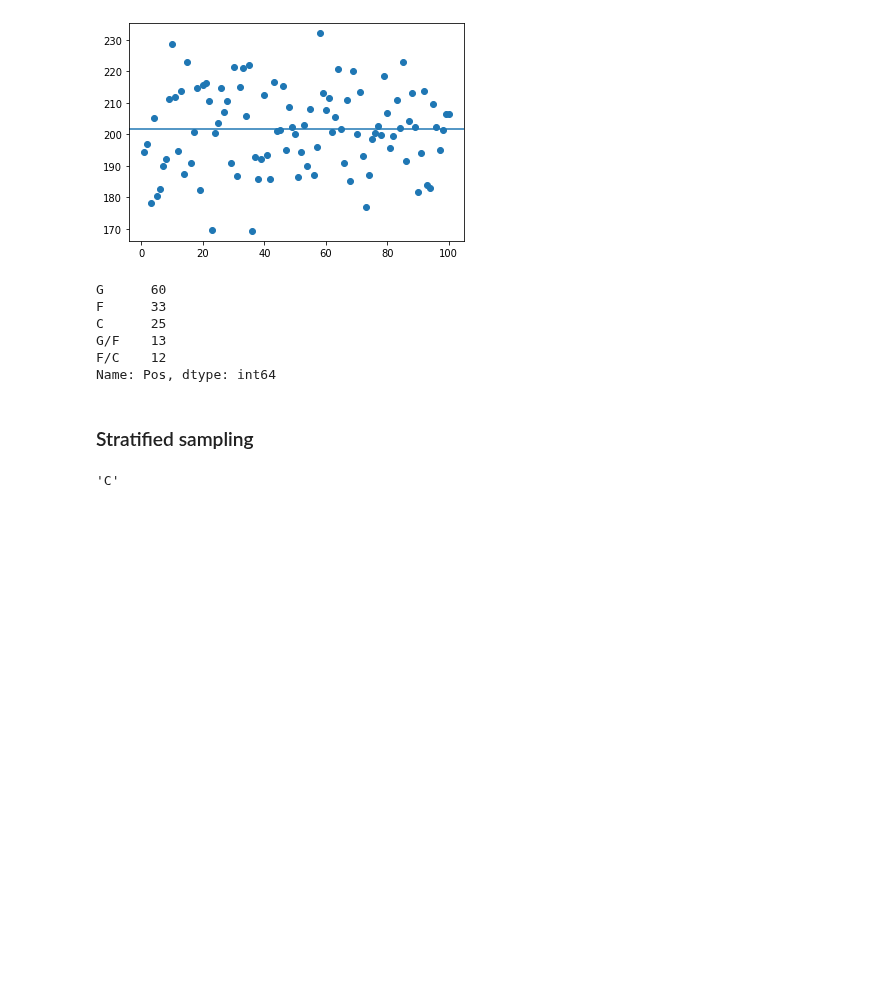
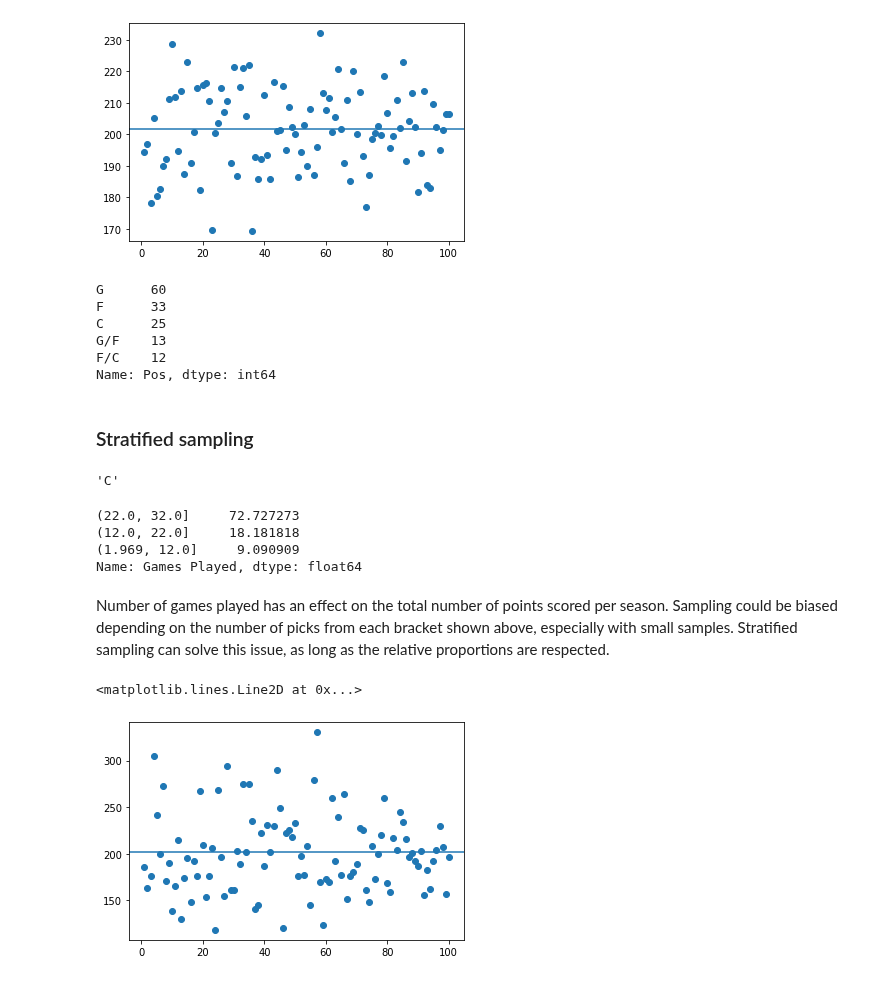
Before and after one commit to Jahnic/Data-Science, a Jupyter notebook: stats.ipynb, the cells around one changed output. Drawn from its saved outputs; the diff is of its cells as text; code cells hidden in the pictures; blank space fills up the shorter version.

Commit message:
add new stratification method and optimization for the number of bins

```diff
--- a/stats.ipynb
+++ b/stats.ipynb
@@ -100,3 +100,34 @@ for strata in stratas.items():
 max(results, key=results.get)
 # %% [output]
 'C'
+# %%
+wnba['Games Played'].value_counts(bins = 3, normalize = True) * 100
+# %% [output]
+(22.0, 32.0]     72.727273
+(12.0, 22.0]     18.181818
+(1.969, 12.0]     9.090909
+Name: Games Played, dtype: float64
+# %% [markdown]
+Number of games played has an effect on the total number of points scored per season. Sampling could be biased depending on the number of picks from each bracket shown above, especially with small samples. Stratified sampling can solve this issue, as long as the relative proportions are respected.
+# %%
+# Strata
+s1 =  wnba[wnba['Games Played'] <= 12].PTS
+s2 =  wnba[(wnba['Games Played'] > 12) & (wnba['Games Played'] <= 22)].PTS
+s3 =  wnba[wnba['Games Played'] > 22].PTS
+# %%
+results = []
+for run in range(100):
+    # Sample strata proportionally
+    samp_s1 = s1.sample(1, random_state=run)
+    samp_s2 = s2.sample(2, random_state=run)
+    samp_s3 = s3.sample(7, random_state=run)
+    final_sample = pd.concat([samp_s1, samp_s2, samp_s3])
+    # Save mean of sample
+    results.append(final_sample.mean())
+# %%
+# Sample means
+plt.scatter(x=range(1,101), y=results)
+plt.axhline(np.mean(wnba.PTS))
+# %% [output]
+<matplotlib.lines.Line2D at 0x...>
+[figure, added]
```
Also changed, not shown: parts of 4 cells of this notebook.
